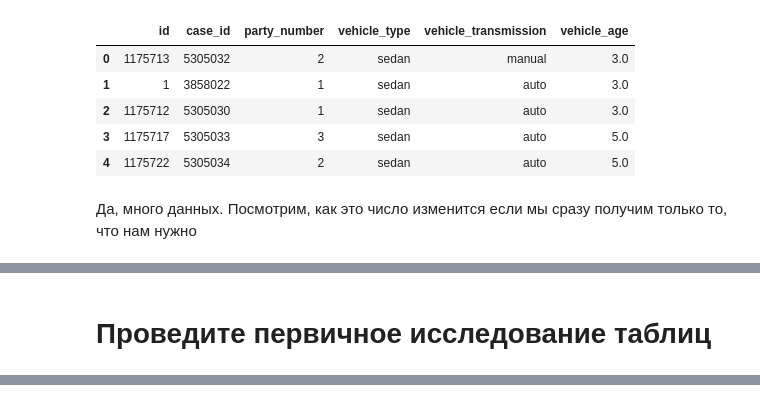
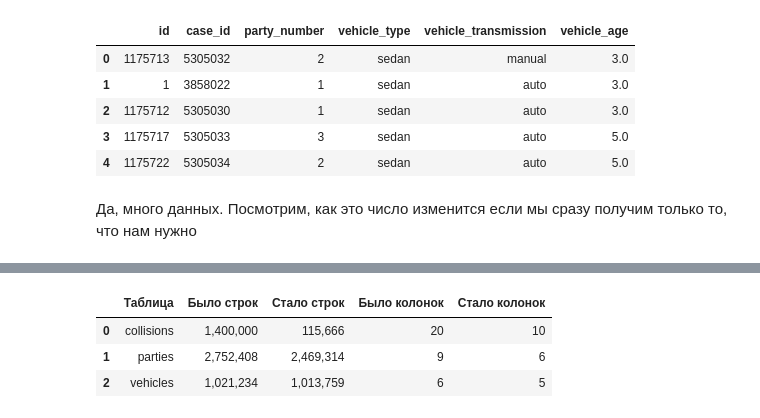
Before and after one commit to Ankudar/yandex_practicum_ds, a Jupyter notebook: 13) Sborniy_proekt_3-4/project.ipynb, the cells around one changed output, grey strips where cells are left out. Drawn from its saved outputs; the diff is of its cells as text; code cells hidden in the pictures.

```diff
--- a/13) Sborniy_proekt_3-4/project.ipynb
+++ b/13) Sborniy_proekt_3-4/project.ipynb
@@ -340,2 +359,70 @@ logger.info("Данные успешно загружены и готовы к
-# %% [markdown]
-# Проведите первичное исследование таблиц
+# %%
+def create_simple_comparison_table(default_data, cleaned_data, table_names):
+    """
+    Создает простую сравнительную таблицу по строкам и столбцам
+    """
+    comparison_data = []
+
+    for table_name in table_names:
+        default_df = default_data[table_name]
+        cleaned_df = cleaned_data[table_name]
+
+        comparison_data.append({
+            'Таблица': table_name,
+            'Было строк': default_df.shape[0],
+            'Стало строк': cleaned_df.shape[0],
+            'Было колонок': default_df.shape[1],
+            'Стало колонок': cleaned_df.shape[1]
+        })
+
+    return pd.DataFrame(comparison_data)
+
+# Используем новые переменные из предыдущего кода
+table_names = ['collisions', 'parties', 'vehicles']
+
+comparison_df = create_simple_comparison_table(
+    {
+        'collisions': collisions_default if 'collisions_default' in locals() else df_dict_full['collisions'],
+        'parties': parties_default if 'parties_default' in locals() else df_dict_full['parties'],
+        'vehicles': vehicles_default if 'vehicles_default' in locals() else df_dict_full['vehicles']
+    },
+    {
+        'collisions': collisions if 'collisions' in locals() else df_dict_filtered['collisions'],
+        'parties': parties if 'parties' in locals() else df_dict_filtered['parties'],
+        'vehicles': vehicles if 'vehicles' in locals() else df_dict_filtered['vehicles']
+    },
+    table_names
+)
+
+# Форматируем вывод
+comparison_df_formatted = comparison_df.copy()
+comparison_df_formatted['Было строк'] = comparison_df_formatted['Было строк'].apply(lambda x: f"{x:,}")
+comparison_df_formatted['Стало строк'] = comparison_df_formatted['Стало строк'].apply(lambda x: f"{x:,}")
+
+logger.info("Сравнительная таблица оптимизации данных")
+logger.info("=" * 60)
+display(comparison_df_formatted)
+
+# Расчет процентных изменений
+logger.info("Процентные изменения:")
+logger.info("=" * 40)
+for _, row in comparison_df.iterrows():
+    rows_change = ((row['Стало строк'] - row['Было строк']) / row['Было строк']) * 100
+    cols_change = ((row['Стало колонок'] - row['Было колонок']) / row['Было колонок']) * 100
+
+    logger.info(f"{row['Таблица']}: строки {rows_change:+.1f}%, колонки {cols_change:+.1f}%")
+
+# Итоговая статистика
+logger.info("Итоговая статистика оптимизации:")
+logger.info("=" * 40)
+total_rows_before = comparison_df['Было строк'].sum()
+total_rows_after = comparison_df['Стало строк'].sum()
+total_cols_before = comparison_df['Было колонок'].sum()
+total_cols_after = comparison_df['Стало колонок'].sum()
+
+total_rows_change = ((total_rows_after - total_rows_before) / total_rows_before) * 100
+total_cols_change = ((total_cols_after - total_cols_before) / total_cols_before) * 100
+
+logger.info(f"Всего строк: {total_rows_before:,} -> {total_rows_after:,} ({total_rows_change:+.1f}%)")
+logger.info(f"Всего колонок: {total_cols_before} -> {total_cols_after} ({total_cols_change:+.1f}%)")
+# %% [output]
@@ -341,0 +431,4 @@ logger.info("Данные успешно загружены и готовы к
+|  | Таблица | Было строк | Стало строк | Было колонок | Стало колонок |
+| 0 | collisions | 1,400,000 | 115,666 | 20 | 10 |
+| 1 | parties | 2,752,408 | 2,469,314 | 9 | 6 |
+| 2 | vehicles | 1,021,234 | 1,013,759 | 6 | 5 |
```
Also changed, not shown: parts of 19 cells of this notebook, 1 other file.
